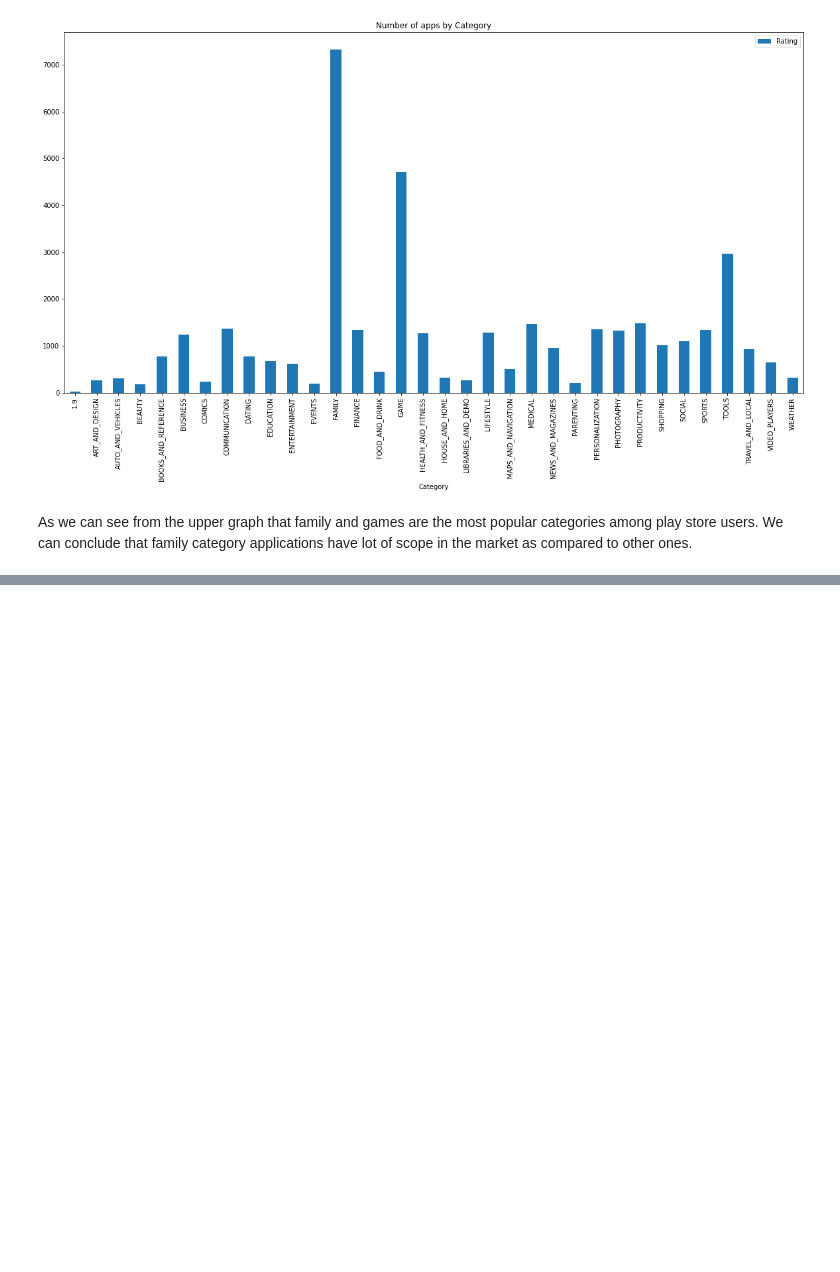
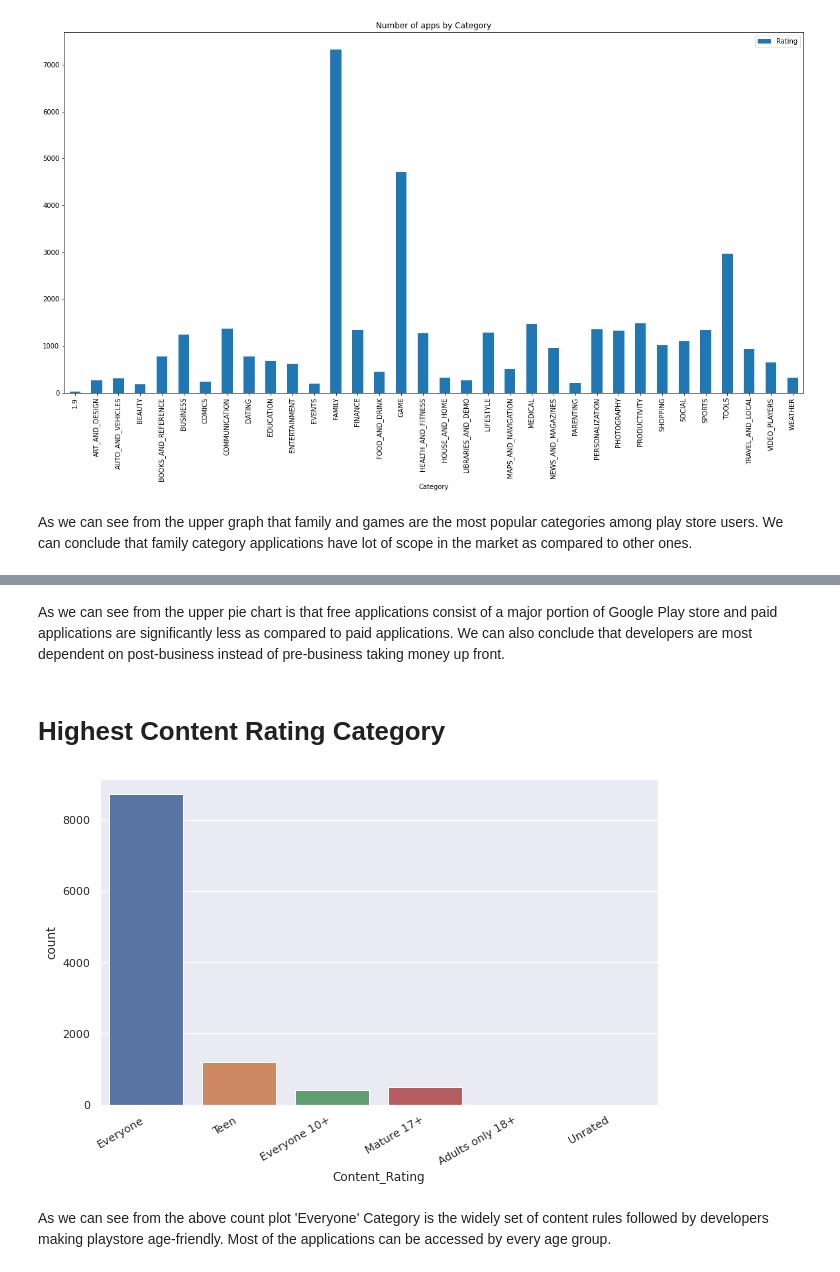
Before and after one commit to ekanshsinghrathore/eda_playstore, a Jupyter notebook: Play_Store_App_Review_Analysis_Capstone_Project.ipynb, the cells around one changed output, grey strips where cells are left out. Cells and saved outputs as stored; diff of their text form; code cells hidden in the pictures; blank space fills up the shorter version.

```diff
--- a/Play_Store_App_Review_Analysis_Capstone_Project.ipynb
+++ b/Play_Store_App_Review_Analysis_Capstone_Project.ipynb
@@ -121,0 +131,15 @@ As we can see from the upper graph that family and games are the most popular ca
+# %% [markdown]
+As we can see from the upper pie chart is that free applications consist of a major portion of Google Play store and paid applications are significantly less as compared to paid applications. We can also conclude that developers are most dependent on post-business instead of pre-business taking money up front.
+# %% [markdown]
+# Highest Content Rating Category
+# %%
+plt.figure(figsize=(10,6))
+sns.set(font_scale=1)
+sns.countplot(x = "Content_Rating",data = googleplay_df)
+plt.xticks(
+    rotation=30,
+    horizontalalignment='right');
+# %% [output]
+[figure, added]
+# %% [markdown]
+As we can see from the above count plot 'Everyone' Category is the widely set of content rules followed by developers making playstore age-friendly. Most of the applications can be accessed by every age group.
```
Also changed, not shown: parts of 2 cells of this notebook.
